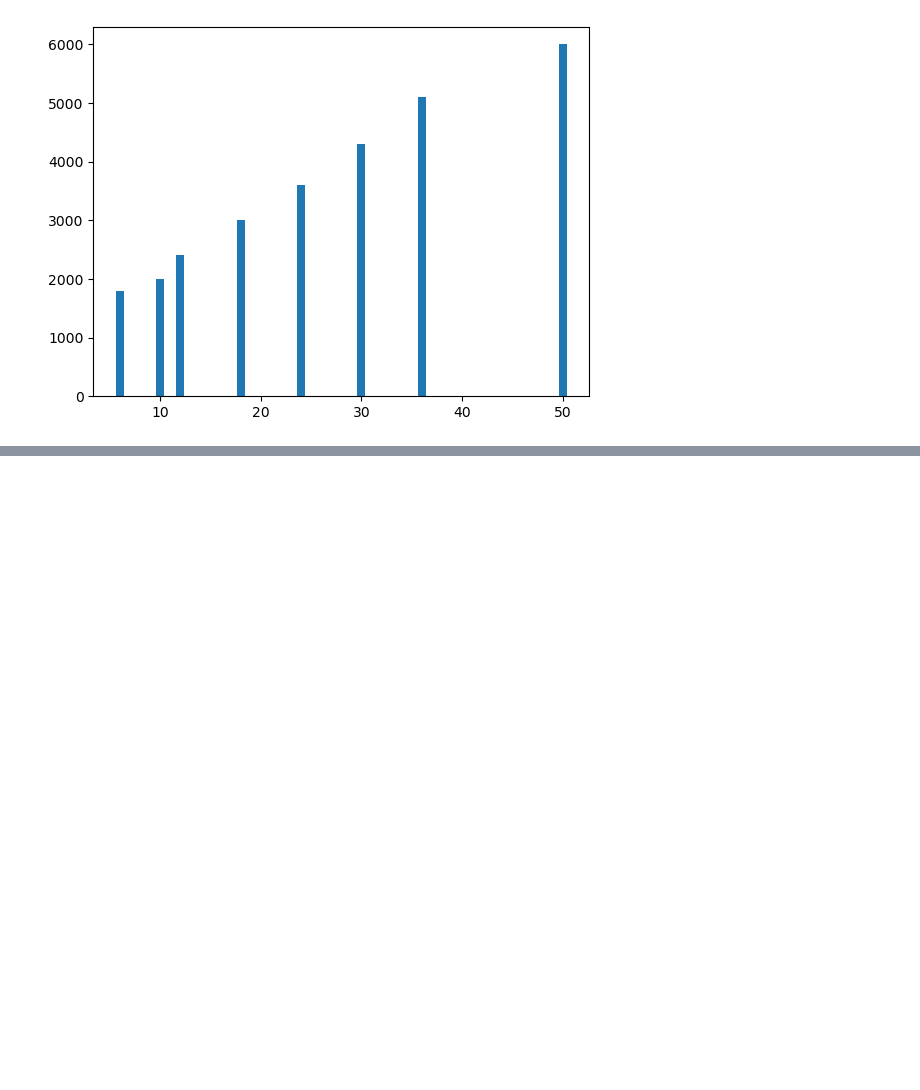
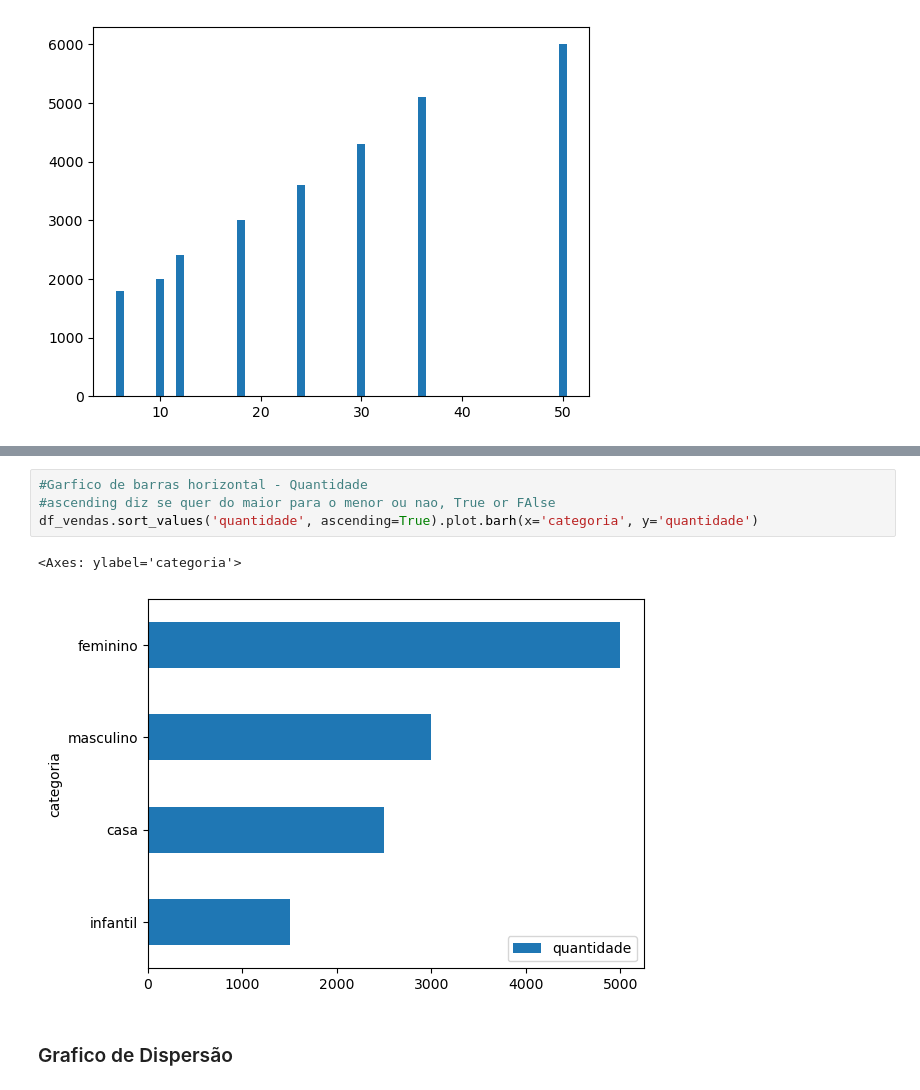
Before and after one commit to JzBreno/DataScience, a Jupyter notebook: Telegram/2.ipynb, the cells around one changed output, grey strips where cells are left out. Drawn from its saved outputs; the diff is of its cells as text; blank space fills up the shorter version.

```diff
--- a/Telegram/2.ipynb
+++ b/Telegram/2.ipynb
@@ -34,0 +81,9 @@ df.Meses.hist() #D043
+# %%
+#Garfico de barras horizontal - Quantidade
+#ascending diz se quer do maior para o menor ou nao, True or FAlse
+df_vendas.sort_values('quantidade', ascending=True).plot.barh(x='categoria', y='quantidade')
+# %% [output]
+<Axes: ylabel='categoria'>
+[figure, added]
+# %% [markdown]
+### Grafico de Dispersão
```
Also changed, not shown: parts of 16 cells of this notebook, 3 other files.
